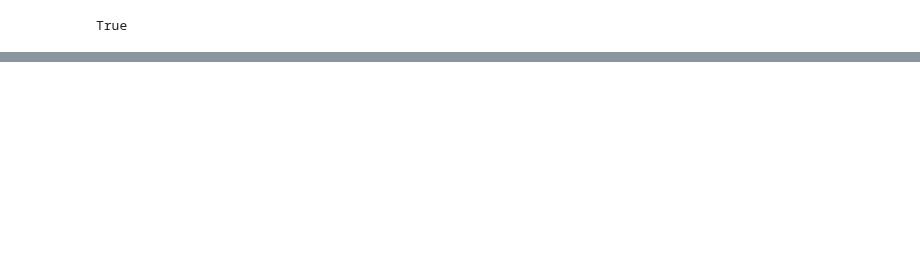
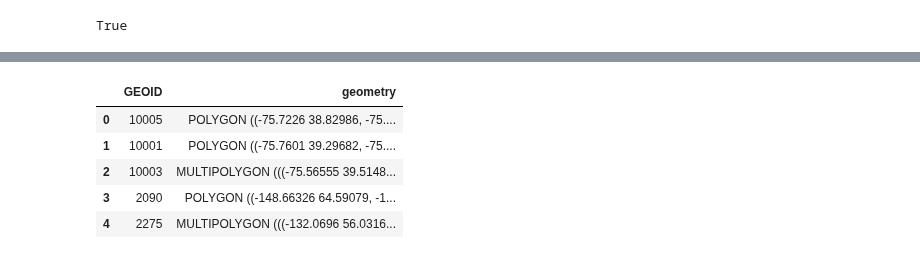
Before and after one commit to steveg-ds/RHIP, a Jupyter notebook: RSS-Analysis.ipynb, the cells around one changed output, grey strips where cells are left out. Drawn from its saved outputs; the diff is of its cells as text; code cells hidden in the pictures; blank space fills up the shorter version.

```diff
--- a/RSS-Analysis.ipynb
+++ b/RSS-Analysis.ipynb
@@ -132,0 +58,12 @@ plt.show()
+# %%
+if "county_geo" not in locals():
+    county_geo = acs_loader.collect_geometry_data(geometry_type="counties", year=2021)
+
+county_geo.head()
+# %% [output]
+|  | GEOID | geometry |
+| 0 | 10005 | POLYGON ((-75.7226 38.82986, -75.... |
+| 1 | 10001 | POLYGON ((-75.7601 39.29682, -75.... |
+| 2 | 10003 | MULTIPOLYGON (((-75.56555 39.5148... |
+| 3 | 2090 | POLYGON ((-148.66326 64.59079, -1... |
+| 4 | 2275 | MULTIPOLYGON (((-132.0696 56.0316... |
```
Also changed, not shown: parts of 28 cells of this notebook, 5 other files.
